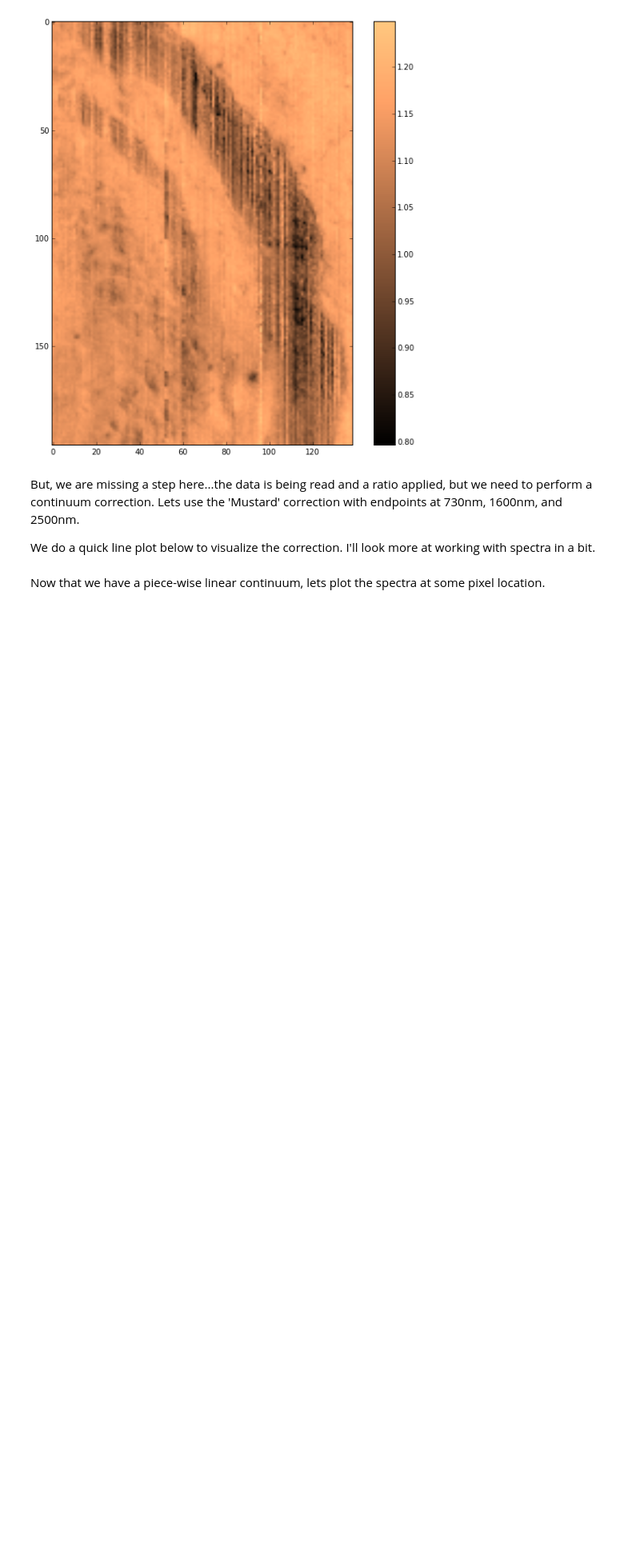
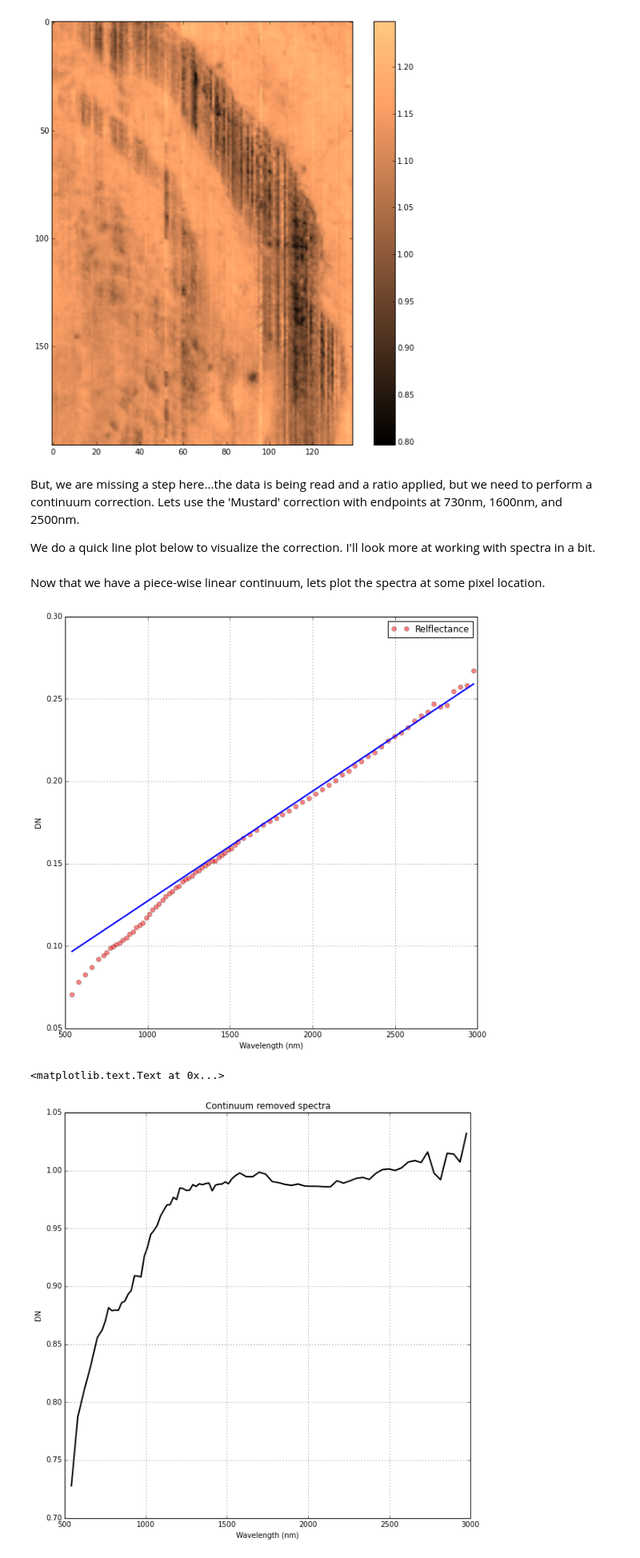
Before and after one commit to Iorent/python_tutorials, a Jupyter notebook: 05_GDAL.ipynb, the cells around one changed output. Shown at 80% size. Drawn from its saved outputs; the diff is of its cells as text; code cells hidden in the pictures; blank space fills up the shorter version.

Commit message:
GDAL continuum removal and derived product added

```diff
--- a/05_GDAL.ipynb
+++ b/05_GDAL.ipynb
@@ -209,13 +209,46 @@ R1600 = image[:,:,band1600 + 1]
 R2500 = image[:, :, band2500 + 1]
 
 #get the exact wavelengths from the image metadata
-wv2 = wv2band[band730]
-wv1 = wv2band[band1600]
+wv1 = wv2band[band730]
+wv2 = wv2band[band1600]
 wv3 = wv2band[band2500]
 
 m1 = (R1600 - R730) / (wv2 - wv1)
-b1 = R1600 - (m1 * wv1)
+b1 = R1600 - (m1 * wv2)
 m2 = (R2500 - R1600) / (wv3 - wv2)
-b2 = R2500 - (m2 * wv2)
+b2 = R2500 - (m2 * wv3)
 # %% [markdown]
 Now that we have a piece-wise linear continuum, lets plot the spectra at some pixel location.
+# %%
+#Plot the raw spectra
+x = np.array(wv2band)
+y = image[35, 26, :]
+plot(x, y, 'ro', label='Relflectance', alpha=0.5)
+
+
+#Compute the 2 part linear fit and plot
+lower = x[x <= band1600]
+upper = x[x >= band1600]
+
+plot(lower, m1[35, 26] * lower + b1[35, 26], 'b-', linewidth=2)
+plot(upper, m2[32, 26] * upper + b2[35, 26], 'b-', linewidth=2)
+
+xlabel('Wavelength (nm)')
+ylabel('DN')
+grid()
+legend()
+show()  #Force the plot to draw, we will draw another one in the same cell
+
+#Concatenate the upper and lower continuum and remove.
+continuum = np.concatenate((m1[35, 26] * lower + b1[35, 26],
+                           m2[32, 26] * upper + b2[35, 26]))
+
+plot(x, y / continuum, 'k-', linewidth=2)
+grid()
+title('Continuum removed spectra')
+xlabel('Wavelength (nm)')
+ylabel('DN')
+# %% [output]
+[figure, added]
+<matplotlib.text.Text at 0x...>
+[figure, added]
```
Also changed, not shown: parts of 2 cells of this notebook, 1 other file.
